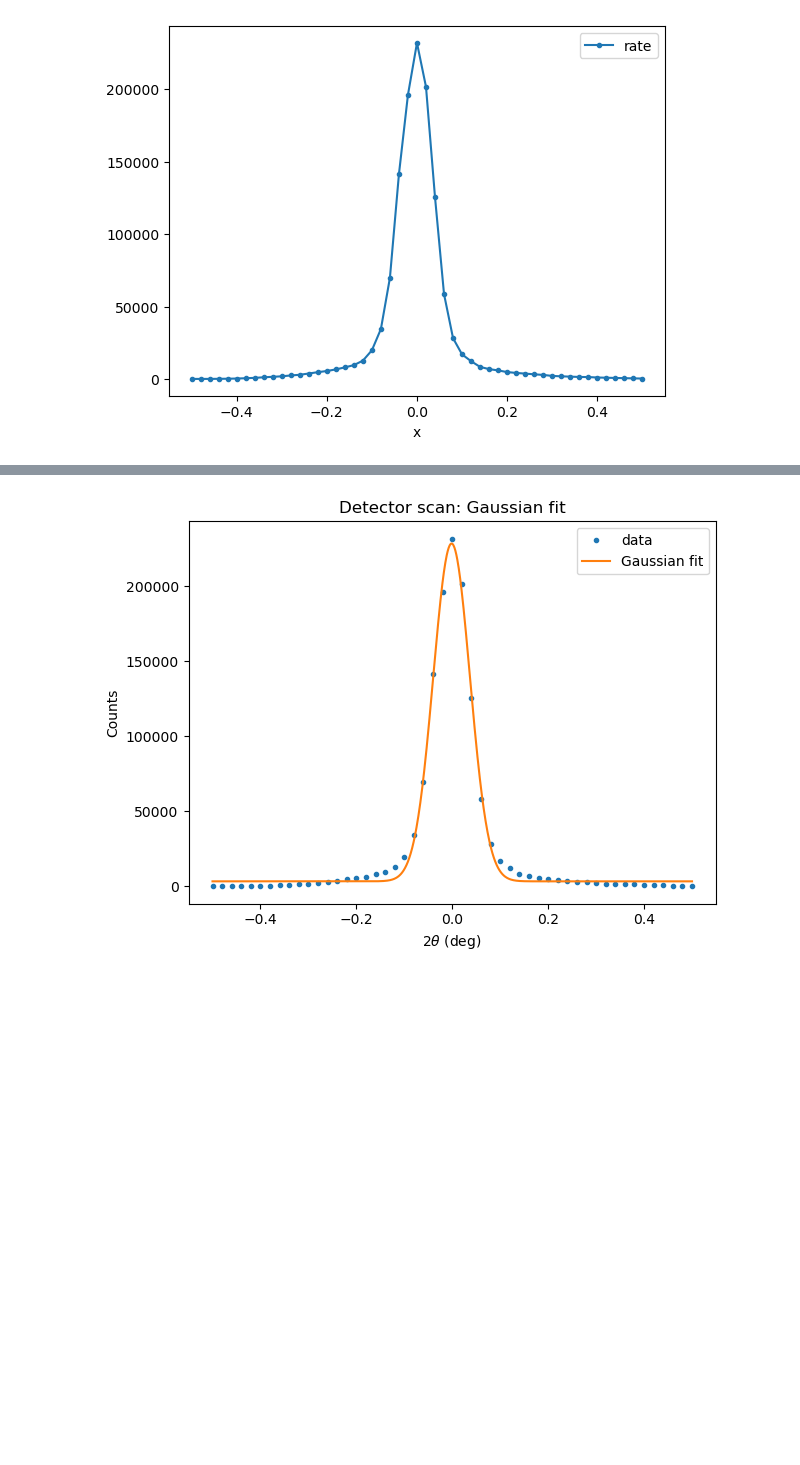
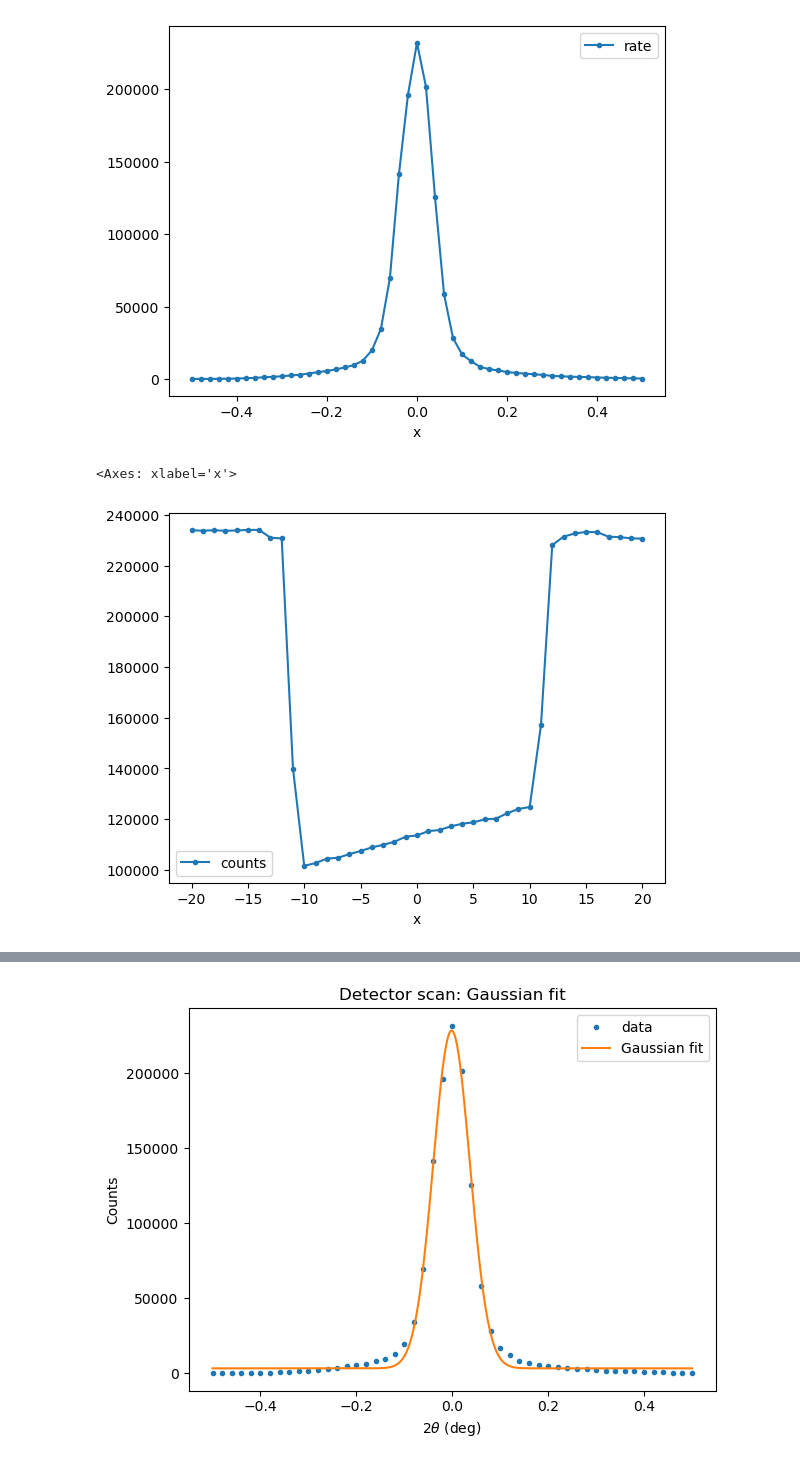
Before and after one commit to smsnfi12/Master-Praktikum, a Jupyter notebook: V44_Reflectrometry/analysis.ipynb, the cells around one changed output, grey strips where cells are left out. Saved outputs shown, nothing was run; the diff lists cells and outputs as text; code cells hidden in the pictures; blank space fills up the shorter version.

```diff
--- a/V44_Reflectrometry/analysis.ipynb
+++ b/V44_Reflectrometry/analysis.ipynb
@@ -131,6 +131,7 @@ overview = quick_index(all_scans)
 display(overview)
 
 # grab particular scans cleanly
+df_xscan      = select_scan(all_scans, "Xscan")
 df_zscan      = select_scan(all_scans, "Zscan")
 df_zscan2     = select_scan(all_scans, "Zscan_2")
 df_det        = select_scan(all_scans, "Detektorscsan")
@@ -222,3 +223,9 @@ df_det.sort_values("x").plot(x="x", y="rate", style=".-")
 # %% [output]
 <Axes: xlabel='x'>
 [figure]
+# %%
+df_xscan = df_xscan.copy()
+df_xscan.sort_values("x").plot(x="x", y="counts", style=".-")
+# %% [output]
+<Axes: xlabel='x'>
+[figure, added]
```
Also changed, not shown: parts of 12 cells of this notebook, 10 other files.
